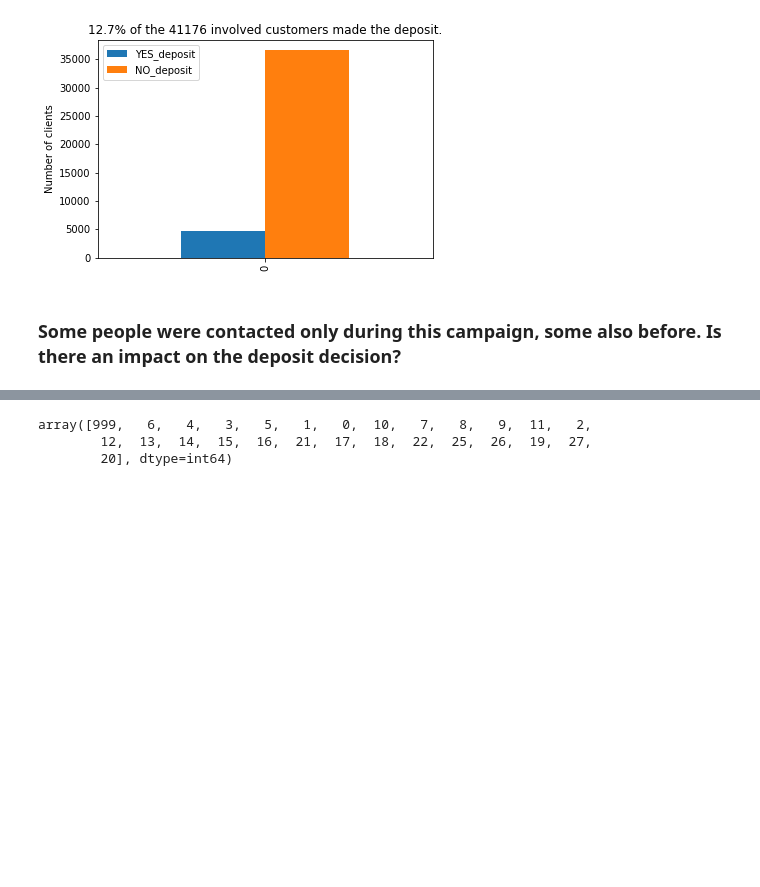
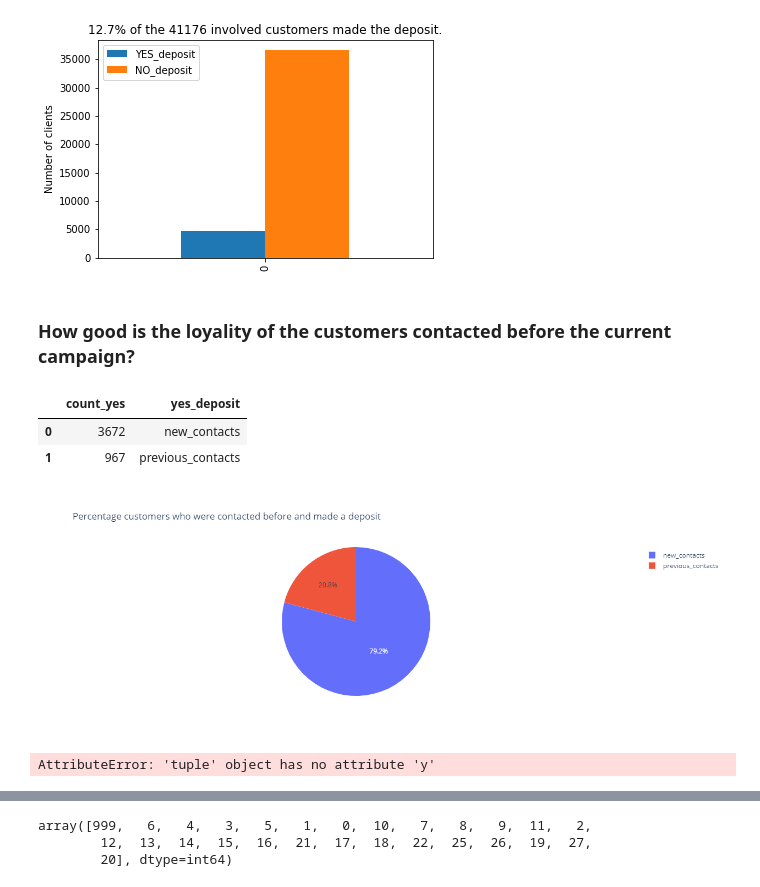
Before and after one commit to o-sapov/data_science_course-mlgraz, a Jupyter notebook: notebooks/eda.ipynb, the cells around one changed output, grey strips where cells are left out. Cells and saved outputs as stored; diff of their text form; code cells hidden in the pictures; blank space fills up the shorter version.

Commit message:
add pie chart for  customers who were contacted before and made a deposit

```diff
--- a/notebooks/eda.ipynb
+++ b/notebooks/eda.ipynb
@@ -69,7 +62,7 @@ Name: y, dtype: object
 # %%
 #count the values for 'yes' and 'no'
-yes = df[df.y == 1].y.value_counts().tolist()
-no = df[df.y == 0].y.value_counts().tolist()
+yes = df[df.y == 'yes'].y.value_counts().tolist()
+no = df[df.y == 'no'].y.value_counts().tolist()
 # %%
 #create a new temporary data frame
 data= {'YES_deposit': yes, 'NO_deposit': no}
@@ -91,8 +84,28 @@ plt.ylabel('Number of clients')
 plt.show();
 # %% [output]
 [figure]
-# %% [markdown]
-### Some people were contacted only during this campaign, some also before. Is there an impact on the deposit decision?
+# %% [markdown]
+### How good is the loyality of the customers contacted before the current campaign?
+# %%
+df_yes = df[df.y == 'yes']
+contacted_before = contacts_yes[df_yes.pdays!= 999].y.value_counts().tolist()
+# %%
+data= {'count_yes': [(yes[0]-contacted_before[0]), contacted_before[0]], 'yes_deposit': ['new_contacts', 'previous_contacts']}
+contacted = pd.DataFrame(data, columns = ['count_yes', 'yes_deposit'])
+# %% [output]
+|  | count_yes | yes_deposit |
+| 0 | 3672 | new_contacts |
+| 1 | 967 | previous_contacts |
+# %%
+fig = px.pie(contacted, values='count_yes', names='yes_deposit', title='Percentage customers who were contacted before and made a deposit')
+fig.show()
+# %% [output]
+[figure, added]
+# %%
+contacted_before_yes = contacted_before[contacted_before.y == 'yes'].shape
+contacted_before_no  = contacted_before[contacted_before.y == 'no'].shape
+# %% [output]
+AttributeError: 'tuple' object has no attribute 'y'
 # %%
 #fig = px.bar(data_frame=temp)
 #fig.show()
```
Also changed, not shown: parts of 9 cells of this notebook.
